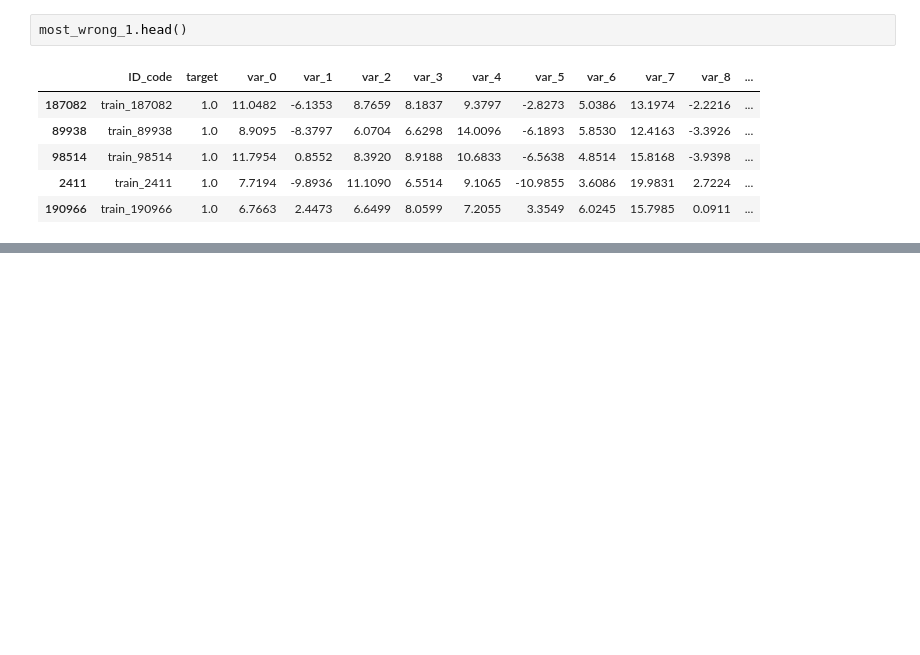
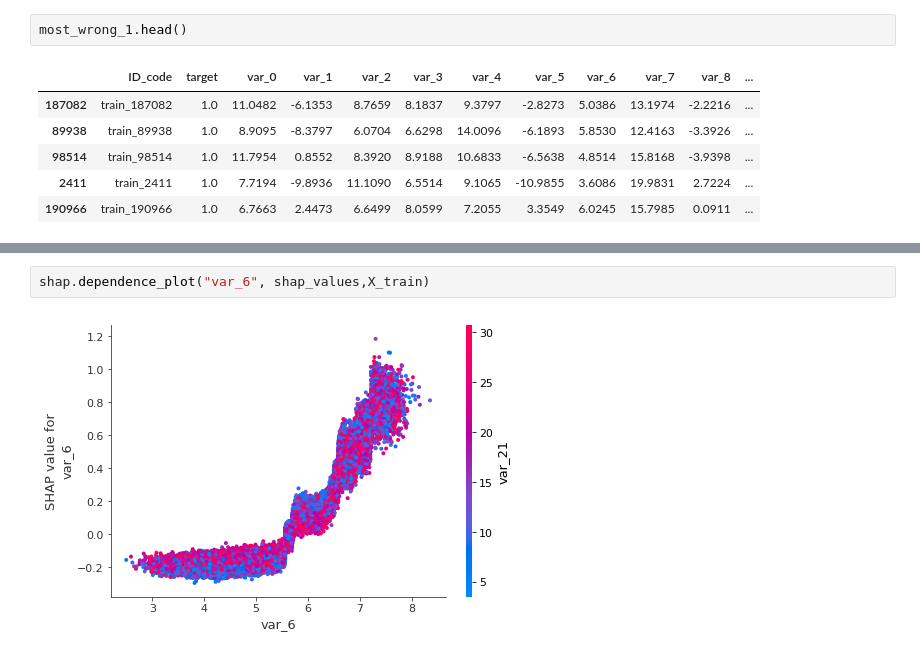
Before and after one commit to qiletan/santander-customer-transaction-prediction, a Jupyter notebook: notebooks/04_lgb_FE.ipynb, the cells around one changed output, grey strips where cells are left out. Drawn from its saved outputs; the diff is of its cells as text; blank space fills up the shorter version.

```diff
--- a/notebooks/04_lgb_FE.ipynb
+++ b/notebooks/04_lgb_FE.ipynb
@@ -297,0 +372,4 @@ most_wrong_1.head()
+# %%
+shap.dependence_plot("var_6", shap_values,X_train)
+# %% [output]
+[figure, added]
```
Also changed, not shown: parts of 15 cells of this notebook.
